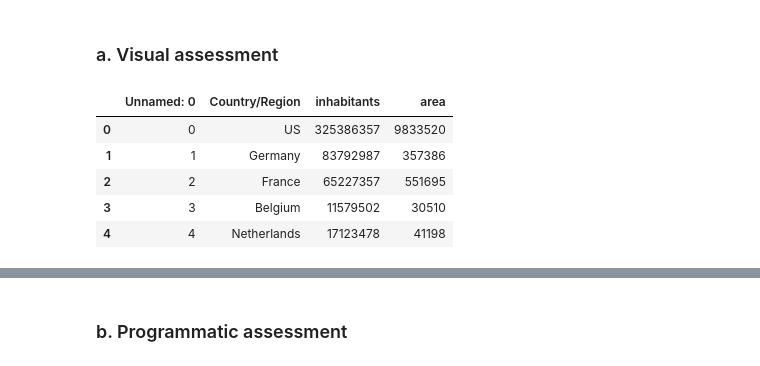
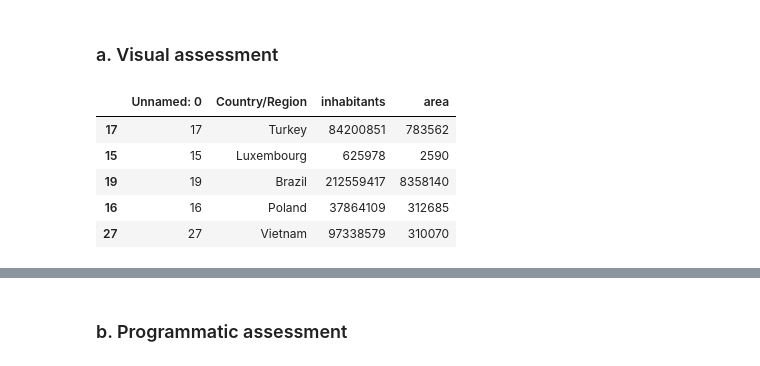
Before and after one commit to AtulSingh-Emyre/AnalysisCovid19, a Jupyter notebook: gather_clean_Covid19.ipynb, the cells around one changed output, grey strips where cells are left out. Drawn from its saved outputs; the diff is of its cells as text; code cells hidden in the pictures.

```diff
--- a/gather_clean_Covid19.ipynb
+++ b/gather_clean_Covid19.ipynb
@@ -141,13 +141,13 @@ After gathering each of the above pieces of data, they are assessed visually and
 ### a. Visual assessment
 # %%
 # Check layout of df_JHU_Countries vsiually
-df_JHU_Countries.head()
+df_JHU_Countries.sample(n=5)
 # %% [output]
 |  | Unnamed: 0 | Country/Region | inhabitants | area |
-| 0 | 0 | US | 325386357 | 9833520 |
-| 1 | 1 | Germany | 83792987 | 357386 |
-| 2 | 2 | France | 65227357 | 551695 |
-| 3 | 3 | Belgium | 11579502 | 30510 |
-| 4 | 4 | Netherlands | 17123478 | 41198 |
+| 17 | 17 | Turkey | 84200851 | 783562 |
+| 15 | 15 | Luxembourg | 625978 | 2590 |
+| 19 | 19 | Brazil | 212559417 | 8358140 |
+| 16 | 16 | Poland | 37864109 | 312685 |
+| 27 | 27 | Vietnam | 97338579 | 310070 |
 # %%
 # Check layout of df_JHU_Fatality vsiually
```
Also changed, not shown: parts of 36 cells of this notebook.
